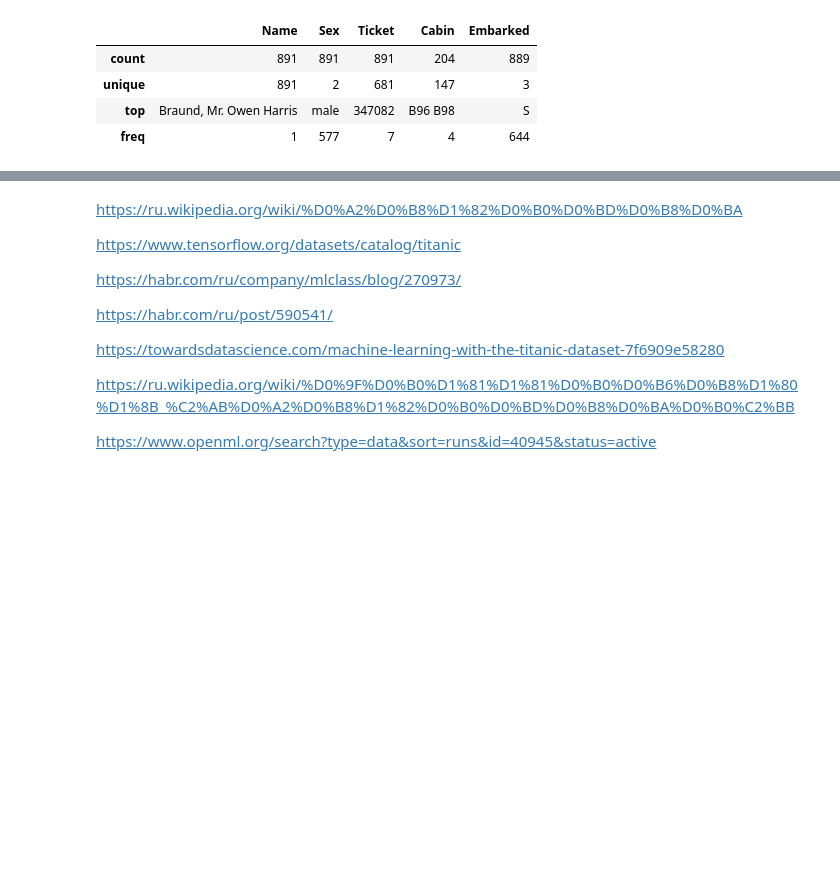
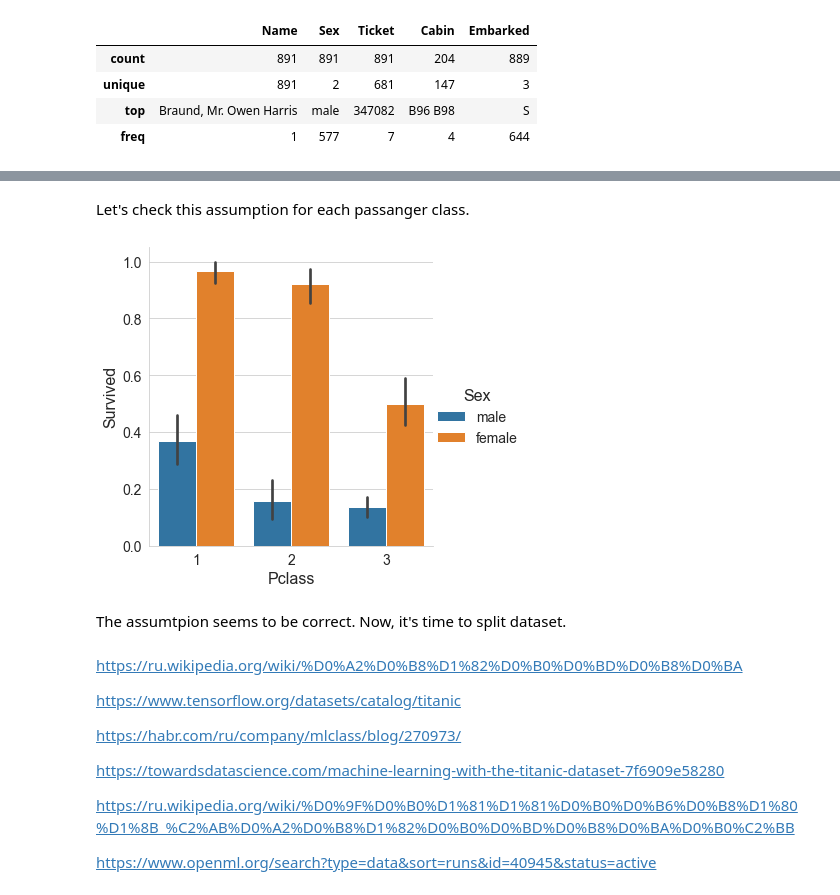
Before and after one commit to AlekseiBogachev/Titanic-Machine-Learning-from-Disaster, a Jupyter notebook: sources/Titanic-Machine-Learning-from-Disaster.ipynb, the cells around one changed output, grey strips where cells are left out. Cells and saved outputs as stored; diff of their text form; code cells hidden in the pictures; blank space fills up the shorter version.

```diff
--- a/sources/Titanic-Machine-Learning-from-Disaster.ipynb
+++ b/sources/Titanic-Machine-Learning-from-Disaster.ipynb
@@ -277,0 +309,11 @@ data.select_dtypes(include='object').describe()
+# %% [markdown]
+Let's check this assumption  for each passanger class.
+# %%
+sns.catplot(data=data, x='Pclass', y='Survived', hue='Sex', kind='bar')
+# plt.savefig('../docs/images/proportion_of_survived_women_among_pclasses.pdf',
+#             bbox_inches='tight')
+plt.show()
+# %% [output]
+[figure, added]
+# %% [markdown]
+The assumtpion seems to be correct. Now, it's time to split dataset.
@@ -282,8 +330,6 @@ https://www.tensorflow.org/datasets/catalog/titanic
 
 https://habr.com/ru/company/mlclass/blog/270973/
 
-https://habr.com/ru/post/590541/
-
 https://towardsdatascience.com/machine-learning-with-the-titanic-dataset-7f6909e58280
 
 https://ru.wikipedia.org/wiki/%D0%9F%D0%B0%D1%81%D1%81%D0%B0%D0%B6%D0%B8%D1%80%D1%8B_%C2%AB%D0%A2%D0%B8%D1%82%D0%B0%D0%BD%D0%B8%D0%BA%D0%B0%C2%BB
```
Also changed, not shown: parts of 11 cells of this notebook, 8 other files.
